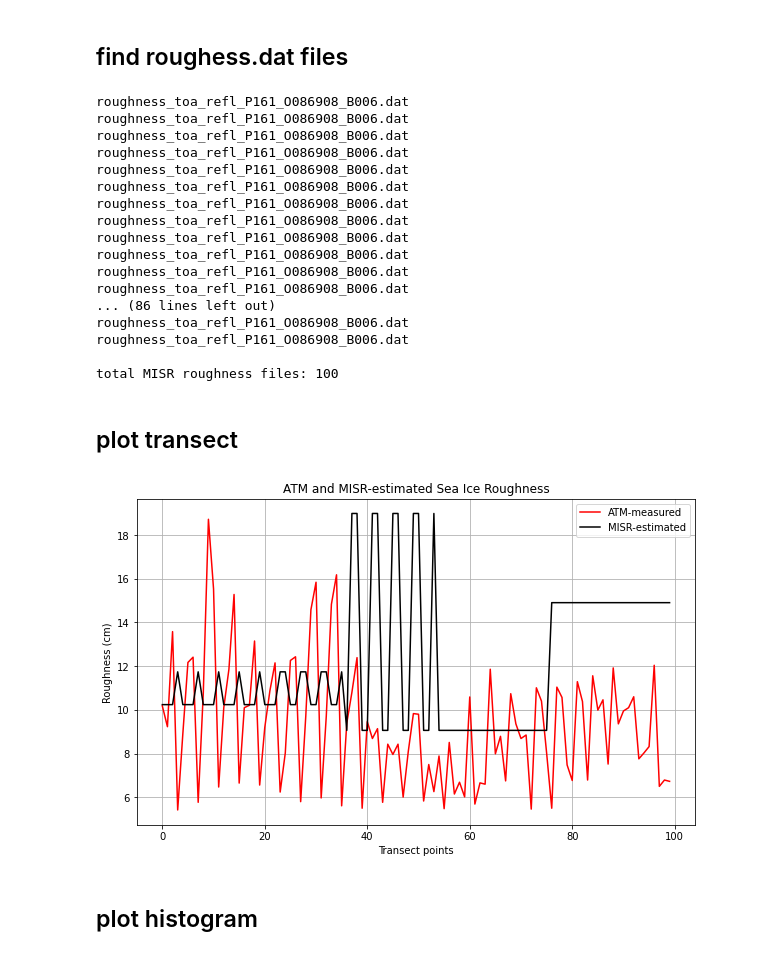
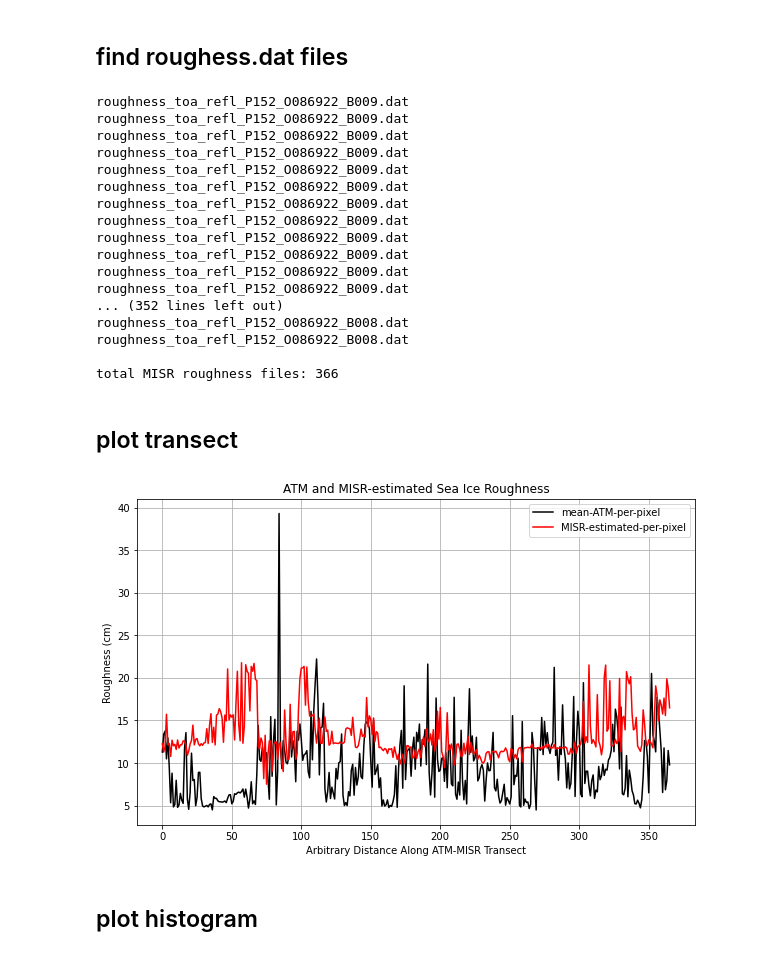
Before and after one commit to misrrepo/MISR-SeaIceRoughness, a Jupyter notebook: post_processing/3_transect_statistics.ipynb, the cells around one changed output. Saved outputs shown, nothing was run; the diff lists cells and outputs as text; code cells hidden in the pictures.

Commit message:
new transect code from Mac

```diff
--- a/post_processing/3_transect_statistics.ipynb
+++ b/post_processing/3_transect_statistics.ipynb
@@ -59,0 +86,3 @@ memory usage: 18.1+ KB
+# %%
+atm_transect_small = atm_transect_small.astype({'path':int, 'orbit':int, 'block':int, 'line':int, 'sample':int})
+atm_transect_small.info()
@@ -59,0 +117,9 @@ memory usage: 18.1+ KB
+# %%
+# set filters to select a MISR block
+
+path_filter = (atm_transect_small['path']==152)
+orbit_filter = (atm_transect_small['orbit']==86922)
+block_filter = (atm_transect_small['block']==20)
+
+atm_transect_small_filtered = atm_transect_small.loc[path_filter & orbit_filter]
+atm_transect_small_filtered.shape
@@ -59,0 +128,5 @@ memory usage: 18.1+ KB
+# %%
+# sort by column ("line")
+
+atm_transect_small_filtered.sort_values(by='line', axis=0, inplace=True) # axis=0 == column names
+atm_transect_small_filtered.head(10)
@@ -63,7 +155,8 @@ memory usage: 18.1+ KB
 misr_roughness_in_pixel_list = []
 
 
-for irow in range(atm_transect_small.shape[0]):
+# for irow in range(atm_transect_small.shape[0]):
+for irow in range(atm_transect_small_filtered.shape[0]):
 
 
 #     path = atm_transect_small['#path'].iloc[irow]
@@ -72,11 +165,12 @@ for irow in range(atm_transect_small.shape[0]):
 #     line = atm_transect_small[' line'].iloc[irow]
 #     sample = atm_transect_small[' sample'].iloc[irow]
 
-    path = atm_transect_small['path'].iloc[irow]
-    orbit = atm_transect_small['orbit'].iloc[irow]
-    block = atm_transect_small['block'].iloc[irow]
-    line = atm_transect_small['line'].iloc[irow]
-    sample = atm_transect_small['sample'].iloc[irow]
+
+    path = atm_transect_small_filtered['path'].iloc[irow]
+    orbit = atm_transect_small_filtered['orbit'].iloc[irow]
+    block = atm_transect_small_filtered['block'].iloc[irow]
+    line = atm_transect_small_filtered['line'].iloc[irow]
+    sample = atm_transect_small_filtered['sample'].iloc[irow]
 
 
     # zfill() path and string it
@@ -93,6 +187,7 @@ for irow in range(atm_transect_small.shape[0]):
         block_str = str(block)
 
 
+    # pattern of roughness.dat file
     roughness_file_pattern = "roughness_toa_refl_P"+path_str+"_O0"+str(orbit)+"_B0"+block_str+".dat"
     print(roughness_file_pattern)
 
@@ -106,7 +201,7 @@ for irow in range(atm_transect_small.shape[0]):
         raise ValueError("roughness list has more that 1 file! there should be an error in our logic!")
 
 
-    # find roughness and open it and change binary to array
+    # open it and change binary to array
     rough_2d_arr = np.fromfile(rough_file_list[0], dtype=np.double)[0:1048576].reshape((512,-1))
 #     print(rough_2d_arr.shape)
     roughness_in_pixel = rough_2d_arr[int(line), int(sample)]
@@ -119,21 +214,21 @@ for irow in range(atm_transect_small.shape[0]):
 
 print("\ntotal MISR roughness files: %s" %len(misr_roughness_in_pixel_list))
 # %% [output]
-roughness_toa_refl_P161_O086908_B006.dat
-roughness_toa_refl_P161_O086908_B006.dat
-roughness_toa_refl_P161_O086908_B006.dat
-roughness_toa_refl_P161_O086908_B006.dat
-roughness_toa_refl_P161_O086908_B006.dat
-roughness_toa_refl_P161_O086908_B006.dat
-roughness_toa_refl_P161_O086908_B006.dat
-roughness_toa_refl_P161_O086908_B006.dat
-roughness_toa_refl_P161_O086908_B006.dat
-roughness_toa_refl_P161_O086908_B006.dat
-roughness_toa_refl_P161_O086908_B006.dat
-roughness_toa_refl_P161_O086908_B006.dat
-... (86 lines left out)
-roughness_toa_refl_P161_O086908_B006.dat
-roughness_toa_refl_P161_O086908_B006.dat
+roughness_toa_refl_P152_O086922_B009.dat
+roughness_toa_refl_P152_O086922_B009.dat
+roughness_toa_refl_P152_O086922_B009.dat
+roughness_toa_refl_P152_O086922_B009.dat
+roughness_toa_refl_P152_O086922_B009.dat
+roughness_toa_refl_P152_O086922_B009.dat
+roughness_toa_refl_P152_O086922_B009.dat
+roughness_toa_refl_P152_O086922_B009.dat
+roughness_toa_refl_P152_O086922_B009.dat
+roughness_toa_refl_P152_O086922_B009.dat
+roughness_toa_refl_P152_O086922_B009.dat
+roughness_toa_refl_P152_O086922_B009.dat
+... (352 lines left out)
+roughness_toa_refl_P152_O086922_B008.dat
+roughness_toa_refl_P152_O086922_B008.dat
 
-total MISR roughness files: 100
+total MISR roughness files: 366
 # %%
@@ -141,22 +236,21 @@ total MISR roughness files: 100
 # %% [markdown]
 ## plot transect
 # %%
-x= range(len(misr_roughness_in_pixel_list))
+x = range(len(misr_roughness_in_pixel_list))
 
 fig, ax = plt.subplots(figsize=(10, 6))
 
 # Specify how our lines should look
-# ax.plot(x, atm_transect_small['rms'], color='red', label='ATM-measured')
-ax.plot(x, atm_transect_small['mean_ATM_roughness'], color='red', label='ATM-measured')
-ax.plot(x, misr_roughness_in_pixel_list, color='black', label='MISR-estimated')
+ax.plot(x, atm_transect_small_filtered['mean_ATM_roughness'], color='black', label='mean-ATM-per-pixel')
+ax.plot(x, misr_roughness_in_pixel_list, color='red', label='MISR-estimated-per-pixel')
 
 # Same as above
-ax.set_xlabel('Transect points')
+ax.set_xlabel('Arbitrary Distance Along ATM-MISR Transect')
 ax.set_ylabel('Roughness (cm)')
 ax.set_title('ATM and MISR-estimated Sea Ice Roughness')
 ax.grid(True)
 ax.legend(loc='upper right');
 # %% [output]
-[figure, old version]
+[figure, new version]
 # %% [markdown]
 ## plot histogram
```
Also changed, not shown: parts of 14 cells of this notebook, 4 other files.
